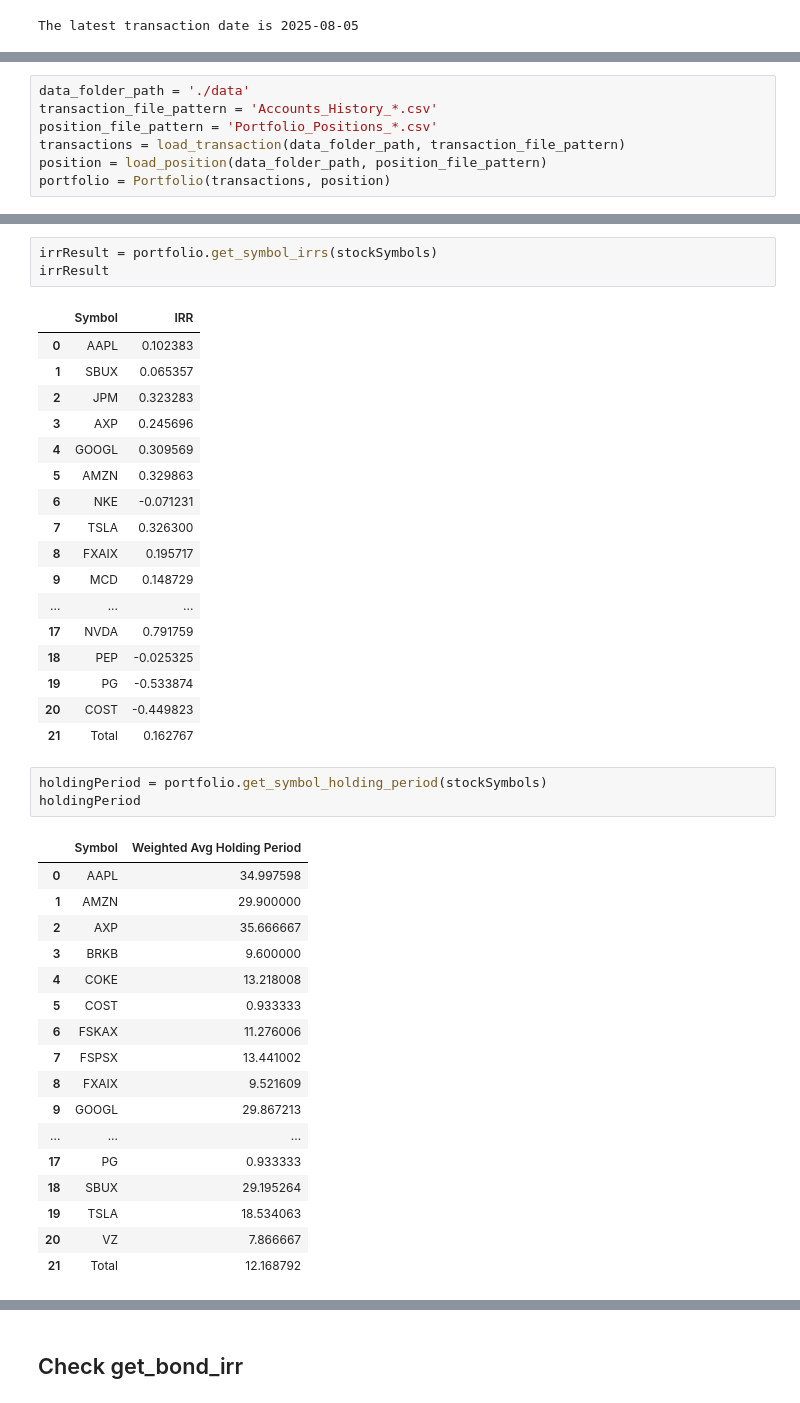
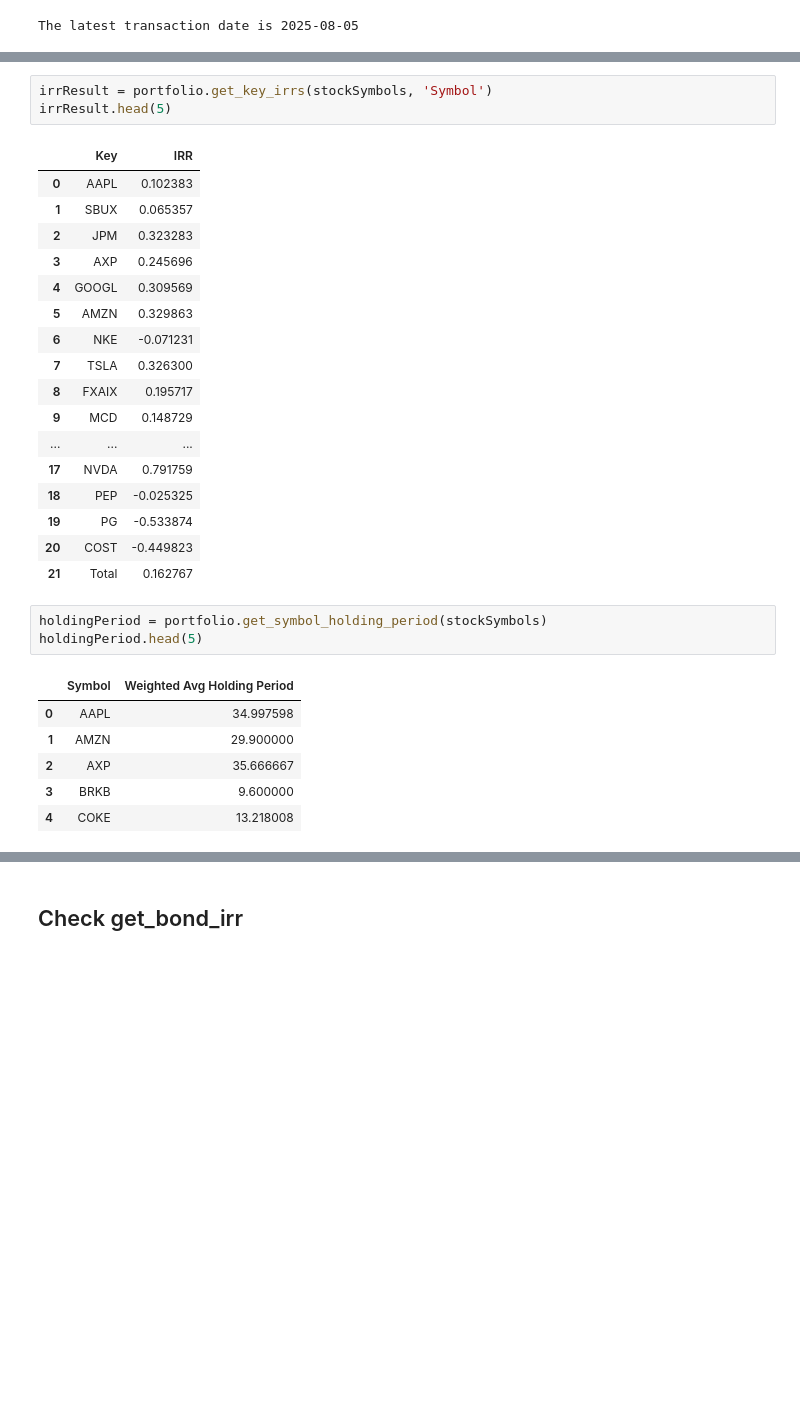
Before and after one commit to yifan-lee/fidelity-portfolio-tracker, a Jupyter notebook: Dev.ipynb, the cells around one changed output, grey strips where cells are left out. Saved outputs shown, nothing was run; the diff lists cells and outputs as text; blank space fills up the shorter version.

```diff
--- a/Dev.ipynb
+++ b/Dev.ipynb
@@ -417,7 +593,0 @@ display_percentage(result,['Percentage','IRR'])
-# %%
-data_folder_path = './data'
-transaction_file_pattern = 'Accounts_History_*.csv'
-position_file_pattern = 'Portfolio_Positions_*.csv'
-transactions = load_transaction(data_folder_path, transaction_file_pattern)
-position = load_position(data_folder_path, position_file_pattern)
-portfolio = Portfolio(transactions, position)
@@ -469,8 +626,8 @@ currentValueResult
 # %%
-irrResult = portfolio.get_symbol_irrs(stockSymbols)
-irrResult
+irrResult = portfolio.get_key_irrs(stockSymbols, 'Symbol')
+irrResult.head(5)
 # %% [output]
-|  | Symbol | IRR |
+|  | Key | IRR |
 | 0 | AAPL | 0.102383 |
 | 1 | SBUX | 0.065357 |
 | 2 | JPM | 0.323283 |
@@ -489,22 +646,11 @@ irrResult
 | 21 | Total | 0.162767 |
 # %%
 holdingPeriod = portfolio.get_symbol_holding_period(stockSymbols)
-holdingPeriod
+holdingPeriod.head(5)
 # %% [output]
 |  | Symbol | Weighted Avg Holding Period |
 | 0 | AAPL | 34.997598 |
 | 1 | AMZN | 29.900000 |
 | 2 | AXP | 35.666667 |
 | 3 | BRKB | 9.600000 |
 | 4 | COKE | 13.218008 |
-| 5 | COST | 0.933333 |
-| 6 | FSKAX | 11.276006 |
-| 7 | FSPSX | 13.441002 |
-| 8 | FXAIX | 9.521609 |
-| 9 | GOOGL | 29.867213 |
-| ... | ... | ... |
-| 17 | PG | 0.933333 |
-| 18 | SBUX | 29.195264 |
-| 19 | TSLA | 18.534063 |
-| 20 | VZ | 7.866667 |
-| 21 | Total | 12.168792 |
```
Also changed, not shown: parts of 38 cells of this notebook.
